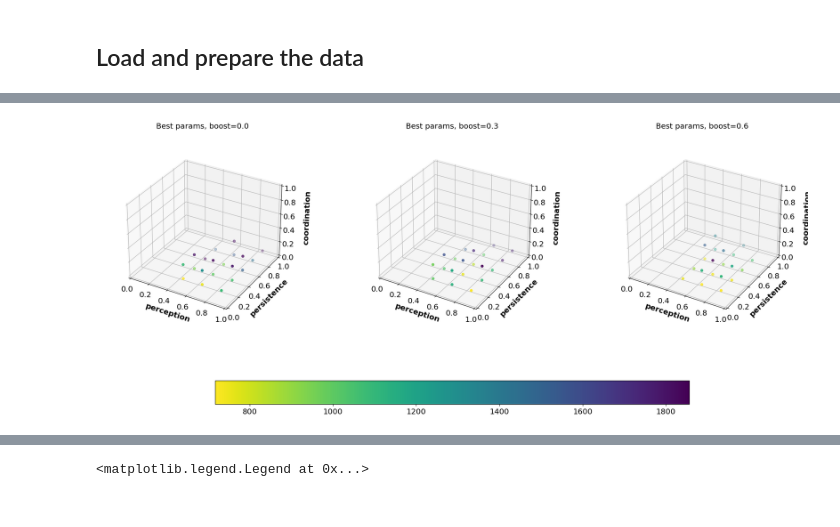
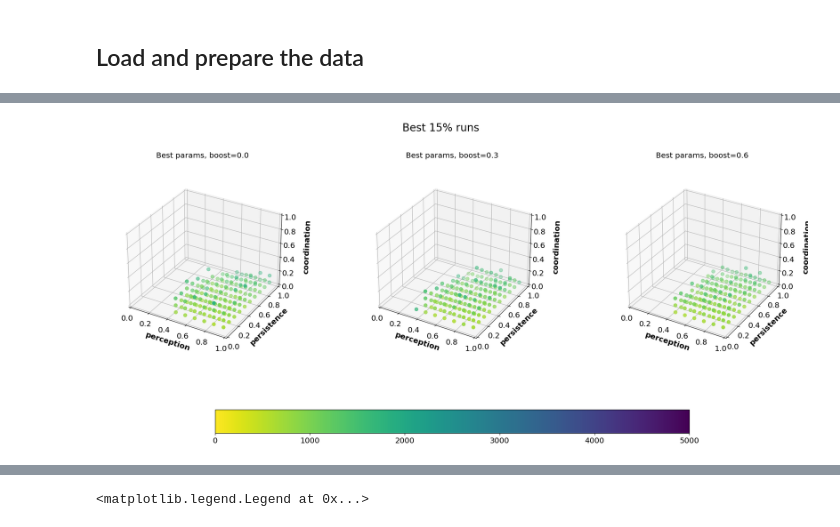
Before and after one commit to roznawsk/infant-abm, a Jupyter notebook: comparative.ipynb, the cells around one changed output, grey strips where cells are left out. Saved outputs shown, nothing was run; the diff lists cells and outputs as text; code cells hidden in the pictures.

Commit message:
Boost comparison bar

```diff
--- a/comparative.ipynb
+++ b/comparative.ipynb
@@ -28,10 +28,11 @@ pylab.rcParams.update(params)
 
 import os
 
-base = "results/comparative"
+base = "results/persistence_005_095_10"
 dataframes = [
-    (file.split(".")[0], pd.read_hdf(os.path.join(base, file))) for file in sorted(os.listdir(base))
-    ]
+    (file.split(".")[0], pd.read_hdf(os.path.join(base, file)))
+    for file in sorted(os.listdir(base))
+]
 
 # df = pd.read_hdf("results/test_empty.hdf")
 _name, df = dataframes[0]
@@ -61,11 +62,13 @@ def get_success_step(dists, success_dist):
 SUCCESS_DIST = 10
 ITERATIONS = df.iloc[0]["iterations"]
 REPEATS = df.iloc[0]["repeats"]
+N_SAMPLES = dataframes[0][1].shape[0]
 
 for name, df in dataframes:
     df["success_steps"] = df.apply(
         lambda row: get_success_step(row["goal_distance"], SUCCESS_DIST), axis=1
     )
+    print(name)
 
-display(dataframes[0][1].head())
+display(dataframes[0][1].sort_values("success_steps").head(10))
 # %% [output]
@@ -92,5 +89,5 @@ display(dataframes[0][1].sort_values("success_steps").head(10))
 # %%
-def plot_params_3d(ax, x, y, z, title=None, coord_lim=[0, 1], **kwargs):
+def plot_params_3d(ax, x, y, z, title=None, coord_lim=[0, 1], s=40, **kwargs):
     ax.set_xlim([0, 1])
     ax.set_ylim([0, 1])
     ax.set_zlim(coord_lim)
@@ -99,8 +96,7 @@ def plot_params_3d(ax, x, y, z, title=None, coord_lim=[0, 1], **kwargs):
     ax.set_ylabel("persistence", fontweight="bold")
     ax.set_zlabel("coordination", fontweight="bold")
 
-    # Creating plot
-    plot = ax.scatter3D(x, y, z, cmap=plt.get_cmap("viridis_r"), **kwargs)
+    plot = ax.scatter3D(x, y, z, cmap=plt.get_cmap("viridis_r"), s=s, **kwargs)
     plt.title(title)
 
     ax.set_box_aspect(None, zoom=0.85)
@@ -111,39 +107,45 @@ def plot_params_3d(ax, x, y, z, title=None, coord_lim=[0, 1], **kwargs):
     ax.zaxis.labelpad = 15
 
     return plot
-
-    # # show plot
-    # plt.show()
 # %%
 fig = plt.figure(figsize=(24, 10))
 
-selected_df = [dataframes[i] for i in [0, 3, -1]]
+selected_df = [dataframes[i] for i in [0, 1, 2]]
 
-TOP_N_POINTS = 20
+BEST_PERCENT = 15
+BEST_N_POINTS = int(BEST_PERCENT / 100 * N_SAMPLES)
 
 for i, (name, df) in enumerate(selected_df):
-    boost_value = np.round(int(name.split("_")[1]) / 10, 2)
+    boost_value = np.round(int(name[-3:]) / 100, 2)
 
     points = (
         df.sort_values("success_steps")
-        .head(TOP_N_POINTS)[
+        .head(BEST_N_POINTS)[
             ["perception", "persistence", "coordination", "success_steps"]
         ]
         .to_numpy()
     )
 
     ax = fig.add_subplot(1, 3, i + 1, projection="3d")
 
     x, y, z, target = zip(*points)
 
     plot = plot_params_3d(
-        ax, x, y, z, title=f"Best params, boost={boost_value}", c=target
+        ax,
+        x,
+        y,
+        z,
+        title=f"Best params, boost={boost_value}",
+        c=target,
+        vmin=0,
+        vmax=1 / 4 * ITERATIONS,
     )
 
 axes = fig.axes
 
 fig.colorbar(plot, ax=axes, shrink=0.67, location="bottom")
+fig.suptitle(f"Best {BEST_PERCENT}% runs", size="20")
 
 plt.show()
 # %% [output]
-[figure, old version]
+[figure, new version]
```
Also changed, not shown: parts of 10 cells of this notebook, 1 other file.
